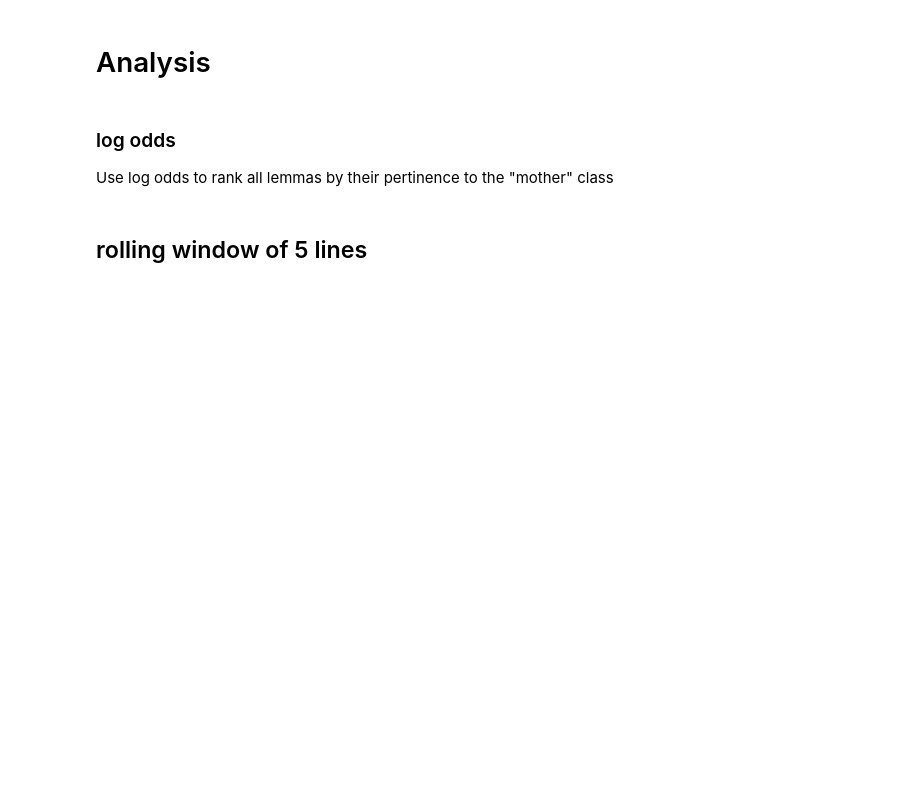
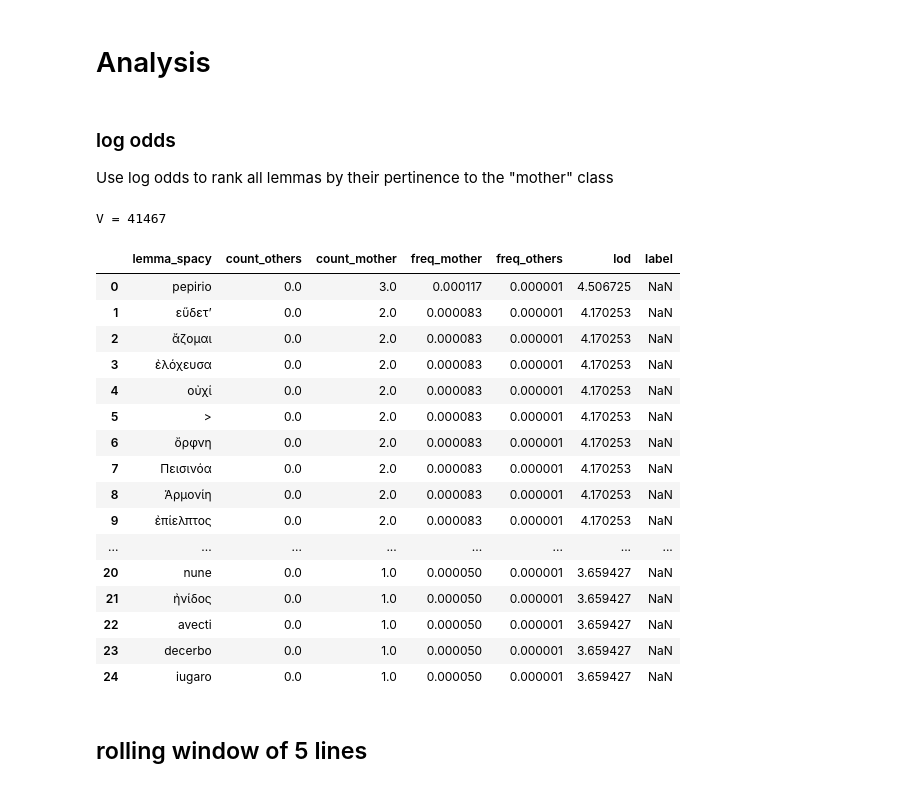
Before and after one commit to cwf2/dices-mta, a Jupyter notebook: Mother speech.ipynb, the cells around one changed output. Cells and saved outputs as stored; diff of their text form; code cells hidden in the pictures; blank space fills up the shorter version.

```diff
--- a/Mother speech.ipynb
+++ b/Mother speech.ipynb
@@ -138,6 +207,58 @@ def rankFeatures(col, top=None):
     x = x.merge(lemma_class.rename(columns={'lemma':col}), on=col, how='left')
 
     return(x)
+# %%
+def altRankFeatures(col, top=None, alpha=0.5):
+    # Vocabulary size
+    V = tokens[col].nunique()
+    print(f"V = {V}")
+
+    # Word counts in non-mother speeches
+    freq_others = tokens.loc[~tokens['mother']].groupby(col).size().reset_index(name='count')
+    total_others = freq_others['count'].sum()
+
+    # Word counts in mother speeches
+    freq_mother = tokens.loc[tokens['mother']].groupby(col).size().reset_index(name='count')
+    total_mother = freq_mother['count'].sum()
+
+    # Merge with an outer join to keep all words and fill missing counts with 0
+    x = freq_others.merge(freq_mother, on=col, suffixes=('_others', '_mother'), how='outer').fillna(0)
+
+    # Apply Bayesian smoothing
+    x['freq_mother'] = (x['count_mother'] + alpha) / (total_mother + alpha * V)
+    x['freq_others'] = (x['count_others'] + alpha) / (total_others + alpha * V)
+
+    # Calculate log odds ratio
+    x['lod'] = np.log(x['freq_mother'] / x['freq_others'])
+    x = x.sort_values('lod', ascending=False)
+
+    # Optionally select just the top-ranked results
+    if top is not None:
+        x = x[:top]
+
+    # Map hand-picked feature classes where applicable
+    x = x.merge(lemma_class.rename(columns={'lemma': col}), on=col, how='left')
+
+    return x
 # %%
-rankFeatures('lemma_spacy', 25)
+altRankFeatures('lemma_spacy', 25)
+# %% [output]
+V = 41467
+|  | lemma_spacy | count_others | count_mother | freq_mother | freq_others | lod | label |
+| 0 | pepirio | 0.0 | 3.0 | 0.000117 | 0.000001 | 4.506725 | NaN |
+| 1 | εὕδετʼ | 0.0 | 2.0 | 0.000083 | 0.000001 | 4.170253 | NaN |
+| 2 | ἄζομαι | 0.0 | 2.0 | 0.000083 | 0.000001 | 4.170253 | NaN |
+| 3 | ἐλόχευσα | 0.0 | 2.0 | 0.000083 | 0.000001 | 4.170253 | NaN |
+| 4 | οὐχί | 0.0 | 2.0 | 0.000083 | 0.000001 | 4.170253 | NaN |
+| 5 | > | 0.0 | 2.0 | 0.000083 | 0.000001 | 4.170253 | NaN |
+| 6 | ὄρφνη | 0.0 | 2.0 | 0.000083 | 0.000001 | 4.170253 | NaN |
+| 7 | Πεισινόα | 0.0 | 2.0 | 0.000083 | 0.000001 | 4.170253 | NaN |
+| 8 | Ἁρμονίη | 0.0 | 2.0 | 0.000083 | 0.000001 | 4.170253 | NaN |
+| 9 | ἐπίελπτος | 0.0 | 2.0 | 0.000083 | 0.000001 | 4.170253 | NaN |
+| ... | ... | ... | ... | ... | ... | ... | ... |
+| 20 | nune | 0.0 | 1.0 | 0.000050 | 0.000001 | 3.659427 | NaN |
+| 21 | ἠνίδος | 0.0 | 1.0 | 0.000050 | 0.000001 | 3.659427 | NaN |
+| 22 | avecti | 0.0 | 1.0 | 0.000050 | 0.000001 | 3.659427 | NaN |
+| 23 | decerbo | 0.0 | 1.0 | 0.000050 | 0.000001 | 3.659427 | NaN |
+| 24 | iugaro | 0.0 | 1.0 | 0.000050 | 0.000001 | 3.659427 | NaN |
 # %%
```
Also changed, not shown: parts of 13 cells of this notebook, 2 other files.
